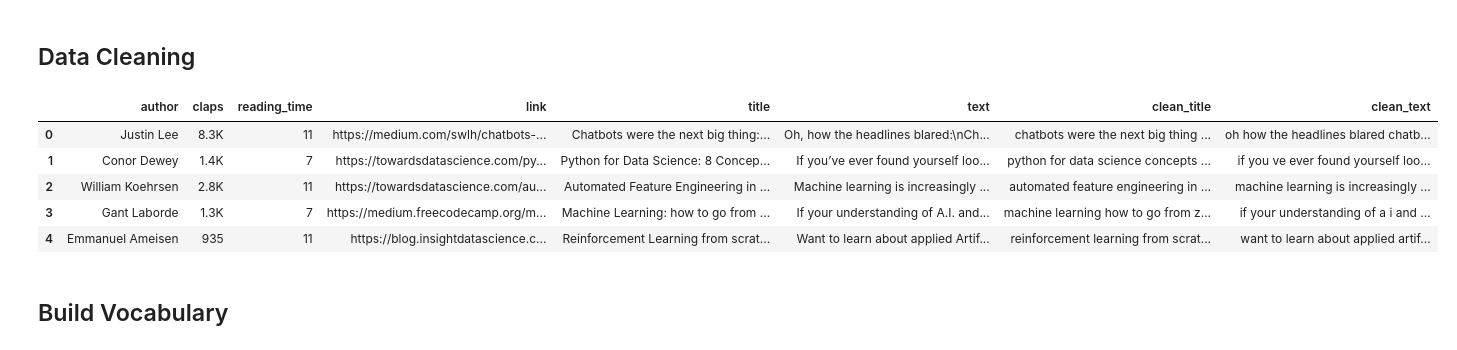
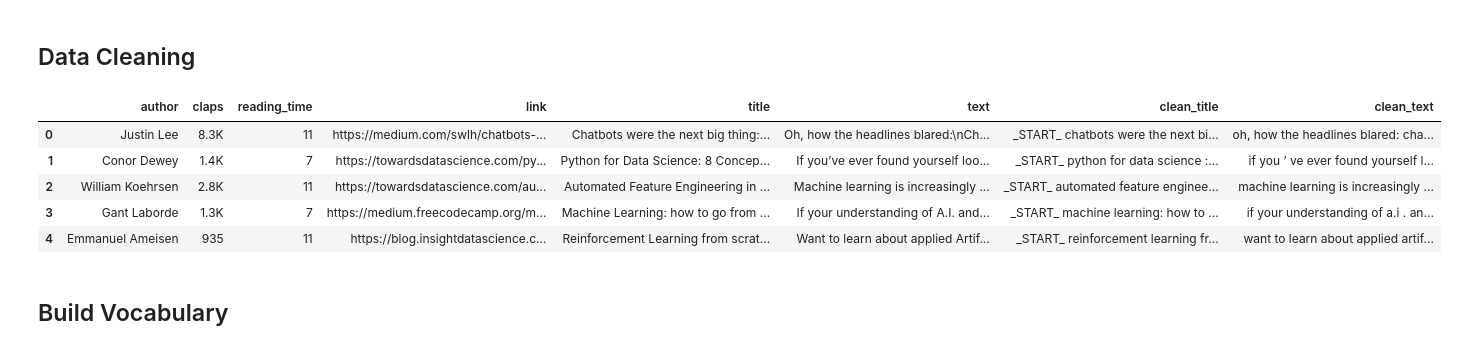
Before and after one commit to smidtfab/summarizer, a Jupyter notebook: summarizer.ipynb, the cells around one changed output. Drawn from its saved outputs; the diff is of its cells as text; code cells hidden in the pictures.

```diff
--- a/summarizer.ipynb
+++ b/summarizer.ipynb
@@ -2,6 +2,7 @@
 ## Libraries
 # %%
 import pandas as pd
+import numpy as np
 
 # Cleaning libs
 from bs4 import BeautifulSoup
@@ -41,6 +42,23 @@ from collections import Counter
 from itertools import chain
 
 import matplotlib.pyplot as plt
+
+# train test split
+from sklearn.model_selection import train_test_split
+
+# tokenize
+from keras.preprocessing.text import Tokenizer
+from keras.preprocessing.sequence import pad_sequences
+
+# model
+from attention import AttentionLayer
+from tensorflow.keras.layers import Input, LSTM, Embedding, Dense, Concatenate, TimeDistributed
+from tensorflow.keras.models import Model
+from tensorflow.keras.callbacks import EarlyStopping
+import warnings
+pd.set_option("display.max_colwidth", 200)
+warnings.filterwarnings("ignore")
+from matplotlib import pyplot
 # %% [output]
 [nltk_data] Downloading package stopwords to /home/fabian/nltk_data...
 [nltk_data]   Package stopwords is already up-to-date!
@@ -73,13 +138,16 @@ def clean_sentences(df, bStemming = False):
         sent = sent.lower()
 
         #remove html content
-        review_text = BeautifulSoup(sent).get_text()
+        text = BeautifulSoup(sent).get_text()
 
         #remove non-alphabetic characters
-        review_text = re.sub("[^a-zA-Z]"," ", review_text)
+        review_text = re.sub("[^a-zA-Z]"," ", text)
+
+        # remove contractions
+        review_text = ' '.join([contraction_mapping[t] if t in contraction_mapping else t for t in text.split(" ")])
 
         #tokenize the sentences
-        words = word_tokenize(review_text.lower())
+        words = word_tokenize(text.lower())
 
         #lemmatize each word to its lemma
         #lemma_words = [lemmatizer.lemmatize(i, get_wordnet_pos(i)) for i in words]
@@ -98,15 +166,16 @@ def clean_sentences(df, bStemming = False):
     return(sentences)
 # %%
 art['clean_title'] = clean_sentences(art['title'])
+art['clean_title'] = art['clean_title'].apply(lambda x : '_START_ '+ x + ' _END_')
 art['clean_text'] = clean_sentences(art['text'])
 art.head()
 # %% [output]
 |  | author | claps | reading_time | link | title | text | clean_title | clean_text |
-| 0 | Justin Lee | 8.3K | 11 | https://medium.com/swlh/chatbots-... | Chatbots were the next big thing:... | Oh, how the headlines blared:\nCh... | chatbots were the next big thing ... | oh how the headlines blared chatb... |
-| 1 | Conor Dewey | 1.4K | 7 | https://towardsdatascience.com/py... | Python for Data Science: 8 Concep... | If you’ve ever found yourself loo... | python for data science concepts ... | if you ve ever found yourself loo... |
-| 2 | William Koehrsen | 2.8K | 11 | https://towardsdatascience.com/au... | Automated Feature Engineering in ... | Machine learning is increasingly ... | automated feature engineering in ... | machine learning is increasingly ... |
-| 3 | Gant Laborde | 1.3K | 7 | https://medium.freecodecamp.org/m... | Machine Learning: how to go from ... | If your understanding of A.I. and... | machine learning how to go from z... | if your understanding of a i and ... |
-| 4 | Emmanuel Ameisen | 935 | 11 | https://blog.insightdatascience.c... | Reinforcement Learning from scrat... | Want to learn about applied Artif... | reinforcement learning from scrat... | want to learn about applied artif... |
+| 0 | Justin Lee | 8.3K | 11 | https://medium.com/swlh/chatbots-... | Chatbots were the next big thing:... | Oh, how the headlines blared:\nCh... | _START_ chatbots were the next bi... | oh, how the headlines blared: cha... |
+| 1 | Conor Dewey | 1.4K | 7 | https://towardsdatascience.com/py... | Python for Data Science: 8 Concep... | If you’ve ever found yourself loo... | _START_ python for data science :... | if you ’ ve ever found yourself l... |
+| 2 | William Koehrsen | 2.8K | 11 | https://towardsdatascience.com/au... | Automated Feature Engineering in ... | Machine learning is increasingly ... | _START_ automated feature enginee... | machine learning is increasingly ... |
+| 3 | Gant Laborde | 1.3K | 7 | https://medium.freecodecamp.org/m... | Machine Learning: how to go from ... | If your understanding of A.I. and... | _START_ machine learning: how to ... | if your understanding of a.i . an... |
+| 4 | Emmanuel Ameisen | 935 | 11 | https://blog.insightdatascience.c... | Reinforcement Learning from scrat... | Want to learn about applied Artif... | _START_ reinforcement learning fr... | want to learn about applied artif... |
 # %%
 subset = art[['clean_title', 'clean_text',]]
 tuples = [tuple(x) for x in subset.to_numpy()]
```
Also changed, not shown: parts of 24 cells of this notebook.
